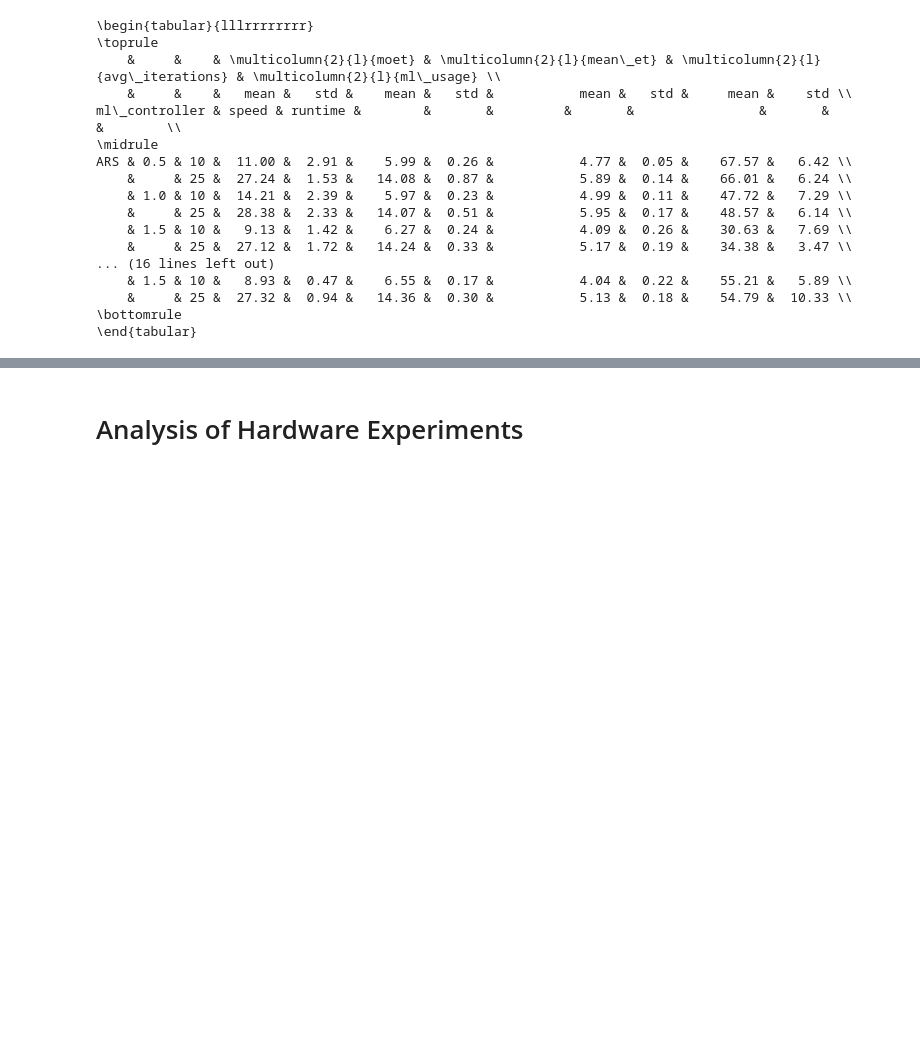
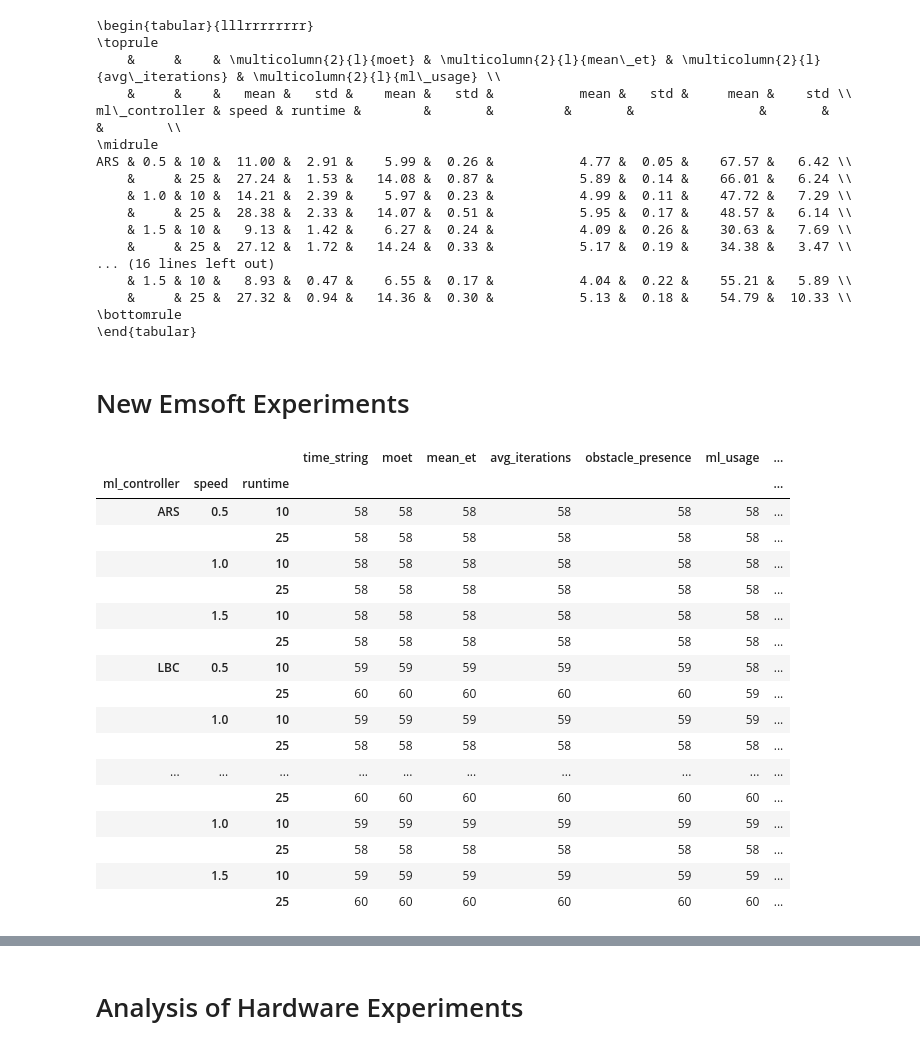
Before and after one commit to pmusau17/rtreach_f1tenth, a Jupyter notebook: ros_src/rtreach/benchmarking/emsoft_experiments/AnalyzeBenchmarks.ipynb, the cells around one changed output, grey strips where cells are left out. Saved outputs shown, nothing was run; the diff lists cells and outputs as text; code cells hidden in the pictures; blank space fills up the shorter version.

```diff
--- a/ros_src/rtreach/benchmarking/emsoft_experiments/AnalyzeBenchmarks.ipynb
+++ b/ros_src/rtreach/benchmarking/emsoft_experiments/AnalyzeBenchmarks.ipynb
@@ -288,3 +288,5 @@ ARS & 0.5 & 10 &  11.00 &  2.91 &    5.99 &  0.26 &           4.77 &  0.05 &
     &     & 25 &  27.32 &  0.94 &   14.36 &  0.30 &           5.13 &  0.18 &    54.79 &  10.33 \\
 \bottomrule
 \end{tabular}
+# %% [markdown]
+# New Emsoft Experiments
@@ -290,0 +316,27 @@ ARS & 0.5 & 10 &  11.00 &  2.91 &    5.99 &  0.26 &           4.77 &  0.05 &
+# %%
+all_dfs = pd.concat(dfs)
+all_dfs["ml_controller"]=all_dfs["ml_controller"].apply(replace_e2e)
+all_dfs["obstacle_presence"] = all_dfs["obstacle_presence"].apply(replace_obs)
+all_dfs['moet'] = all_dfs['moet'] *1000
+all_dfs['mean_et'] = all_dfs['mean_et'] * 1000
+all_dfs = all_dfs.reset_index().drop(columns='index')
+all_dfs.groupby(["ml_controller","speed","runtime"]).count()
+# %% [output]
+|  |  |  | time_string | moet | mean_et | avg_iterations | obstacle_presence | ml_usage | ... |
+| ml_controller | speed | runtime |  |  |  |  |  |  | ... |
+| ARS | 0.5 | 10 | 58 | 58 | 58 | 58 | 58 | 58 | ... |
+|  |  | 25 | 58 | 58 | 58 | 58 | 58 | 58 | ... |
+|  | 1.0 | 10 | 58 | 58 | 58 | 58 | 58 | 58 | ... |
+|  |  | 25 | 58 | 58 | 58 | 58 | 58 | 58 | ... |
+|  | 1.5 | 10 | 58 | 58 | 58 | 58 | 58 | 58 | ... |
+|  |  | 25 | 58 | 58 | 58 | 58 | 58 | 58 | ... |
+| LBC | 0.5 | 10 | 59 | 59 | 59 | 59 | 59 | 58 | ... |
+|  |  | 25 | 60 | 60 | 60 | 60 | 60 | 59 | ... |
+|  | 1.0 | 10 | 59 | 59 | 59 | 59 | 59 | 59 | ... |
+|  |  | 25 | 58 | 58 | 58 | 58 | 58 | 58 | ... |
+| ... | ... | ... | ... | ... | ... | ... | ... | ... | ... |
+|  |  | 25 | 60 | 60 | 60 | 60 | 60 | 60 | ... |
+|  | 1.0 | 10 | 59 | 59 | 59 | 59 | 59 | 59 | ... |
+|  |  | 25 | 58 | 58 | 58 | 58 | 58 | 58 | ... |
+|  | 1.5 | 10 | 59 | 59 | 59 | 59 | 59 | 59 | ... |
+|  |  | 25 | 60 | 60 | 60 | 60 | 60 | 60 | ... |
```
Also changed, not shown: parts of 7 cells of this notebook, 28 other files.
